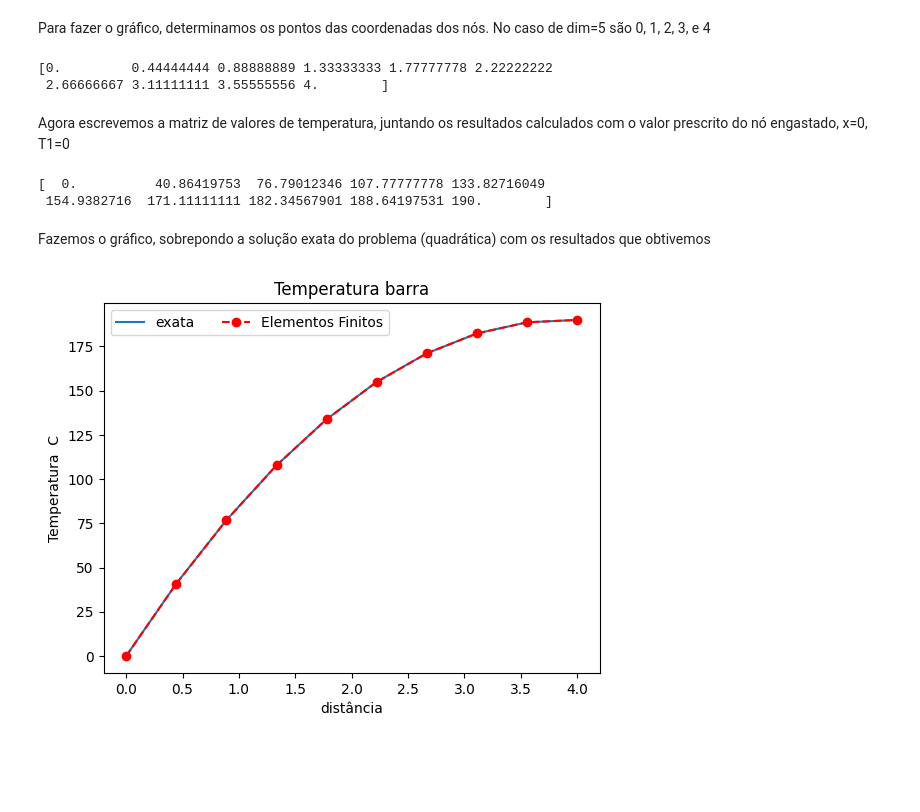
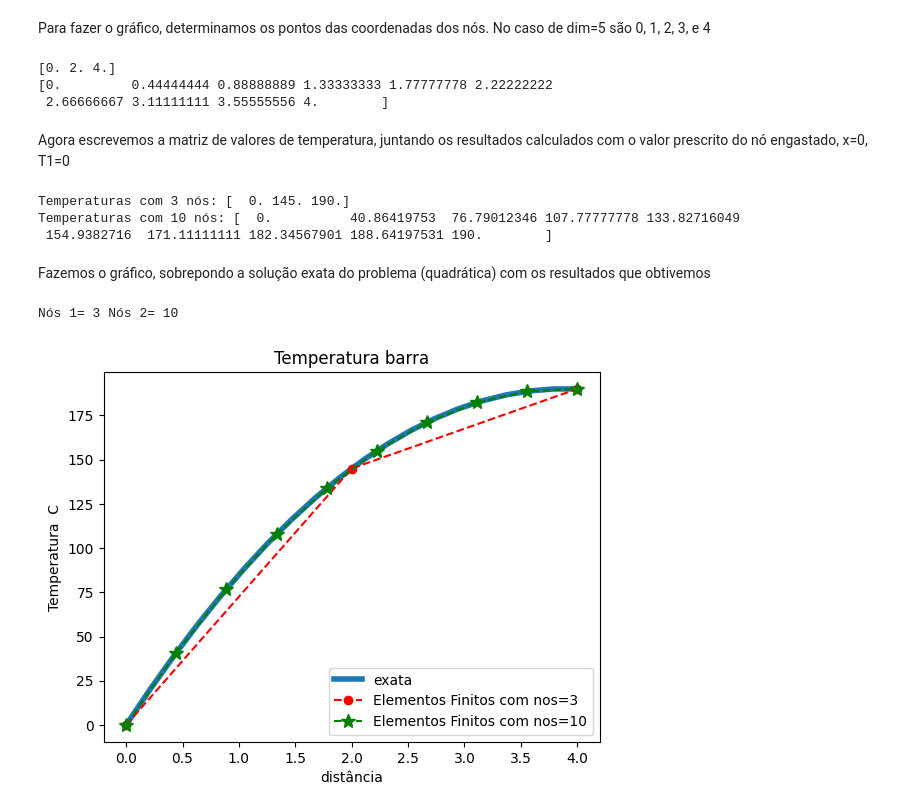
Before and after one commit to cedricrocha/Python-Finite-Elements-example, a Jupyter notebook: fluxodecalor1D_avançado.ipynb, the cells around one changed output. Drawn from its saved outputs; the diff is of its cells as text; code cells hidden in the pictures; blank space fills up the shorter version.

```diff
--- a/fluxodecalor1D_avançado.ipynb
+++ b/fluxodecalor1D_avançado.ipynb
@@ -209,4 +234,10 @@ for i in range(nos-1) :
   FL[i]=F[i+1]
 
 print(FL)
+
+FL2=np.ones(nos2-1)
+for i in range(nos2-1) :
+  FL2[i]=F2[i+1]
+
+print(FL2)
 # %% [output]
@@ -223,9 +249,19 @@ print(T)
+# %%
+T=INV@FL
+#print("Temperaturas com",nos,"nós:", T)
+
+T2=INV2@FL2
+#print("Temperaturas com",nos2,"nós:", T2)
 # %% [markdown]
 Para fazer o gráfico, determinamos os pontos das coordenadas dos nós. No caso de dim=5 são 0, 1, 2, 3, e 4
 # %%
 x1=np.linspace(0,comp,nos)
 print(x1)
+
+x2=np.linspace(0,comp,nos2)
+print(x2)
 # %% [output]
+[0. 2. 4.]
 [0.         0.44444444 0.88888889 1.33333333 1.77777778 2.22222222
  2.66666667 3.11111111 3.55555556 4.        ]
 # %% [markdown]
@@ -239,21 +275,37 @@ for i in range(nos) :
   else  :
      Tc[i]=T[i-1]
 
-print(Tc)
+print("Temperaturas com",nos,"nós:", Tc)
+
+Tc2=np.ones(nos2)
+
+for i in range(nos2) :
+  if i==0 :
+     Tc2[i]=0.0
+  else  :
+     Tc2[i]=T2[i-1]
+
+print("Temperaturas com",nos2,"nós:", Tc2)
 # %% [output]
-[  0.          40.86419753  76.79012346 107.77777778 133.82716049
+Temperaturas com 3 nós: [  0. 145. 190.]
+Temperaturas com 10 nós: [  0.          40.86419753  76.79012346 107.77777778 133.82716049
  154.9382716  171.11111111 182.34567901 188.64197531 190.        ]
 # %% [markdown]
 Fazemos o gráfico, sobrepondo a solução exata do problema (quadrática) com os resultados que obtivemos
 # %%
-#Tex=-12.5*x**2+97.5*x
-x=np.linspace(0,comp,nos)
-plt.plot(x,-12.5*x**2+97.5*x,label="exata"),
-plt.plot(x1,Tc,"o--r",label="Elementos Finitos")
+x=np.linspace(0,comp,20)
+Tex=-12.5*x**2+97.5*x
+print ("Nós 1=",nos,"Nós 2=",nos2)
+
+plt.plot(x,Tex,lw=4,label="exata"),
+plt.plot(x1,Tc,"o--",color="red",label='Elementos Finitos com nos={}' .format(nos))
+#plt.plot(x, y, label='y = %.2f x' %A)
+plt.plot(x2,Tc2,"*--",color="green",ms=10,label="Elementos Finitos com nos={}".format(nos2))
 plt.xlabel("distância")
 plt.ylabel("Temperatura  C")
 plt.title("Temperatura barra")
-plt.legend(loc='upper left', fontsize=10, ncol=2)
+plt.legend(loc='lower right', fontsize=10, ncol=1)
 plt.show()
 # %% [output]
+Nós 1= 3 Nós 2= 10
-[figure, old version]
+[figure, new version]
```
Also changed, not shown: parts of 16 cells of this notebook.
